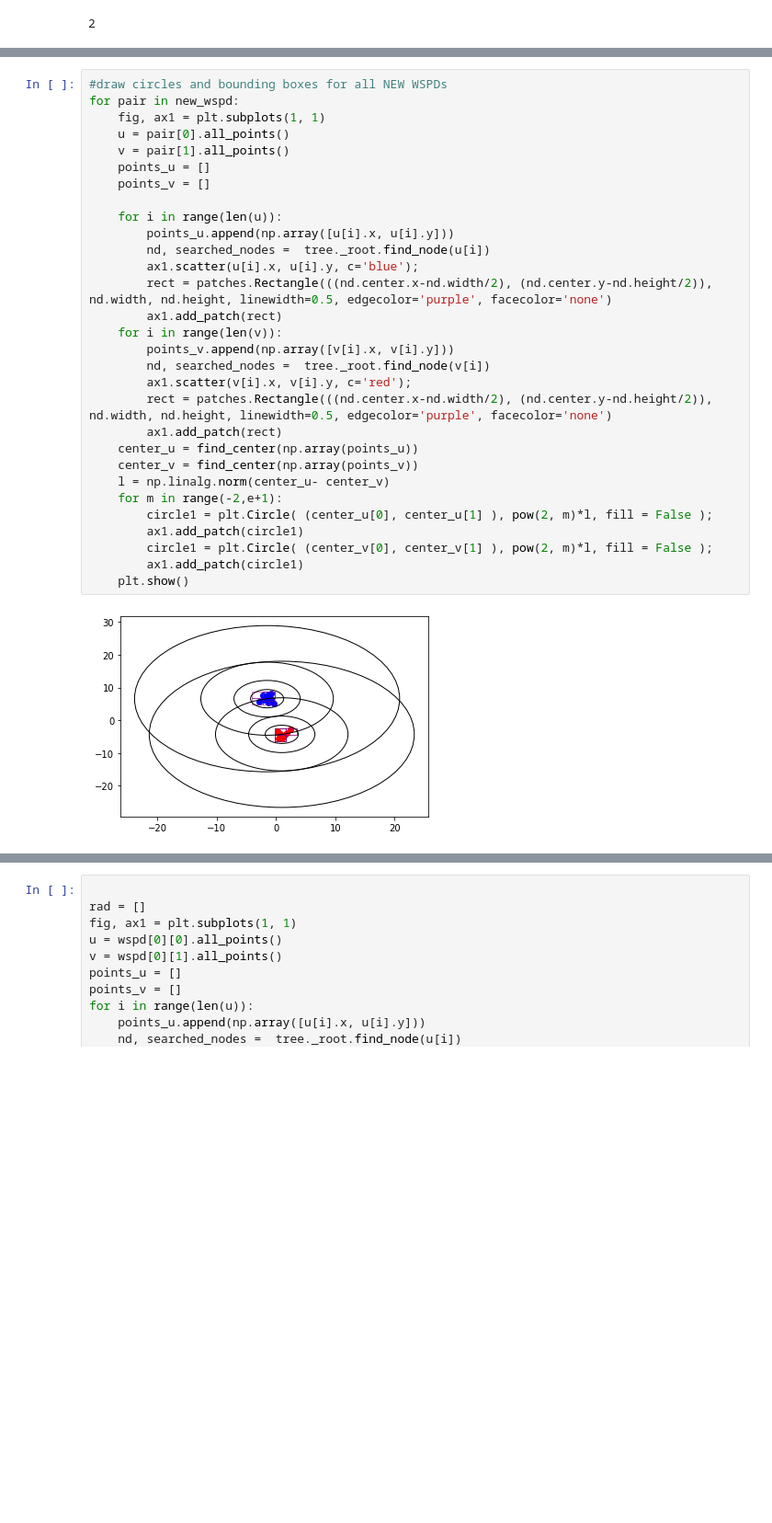
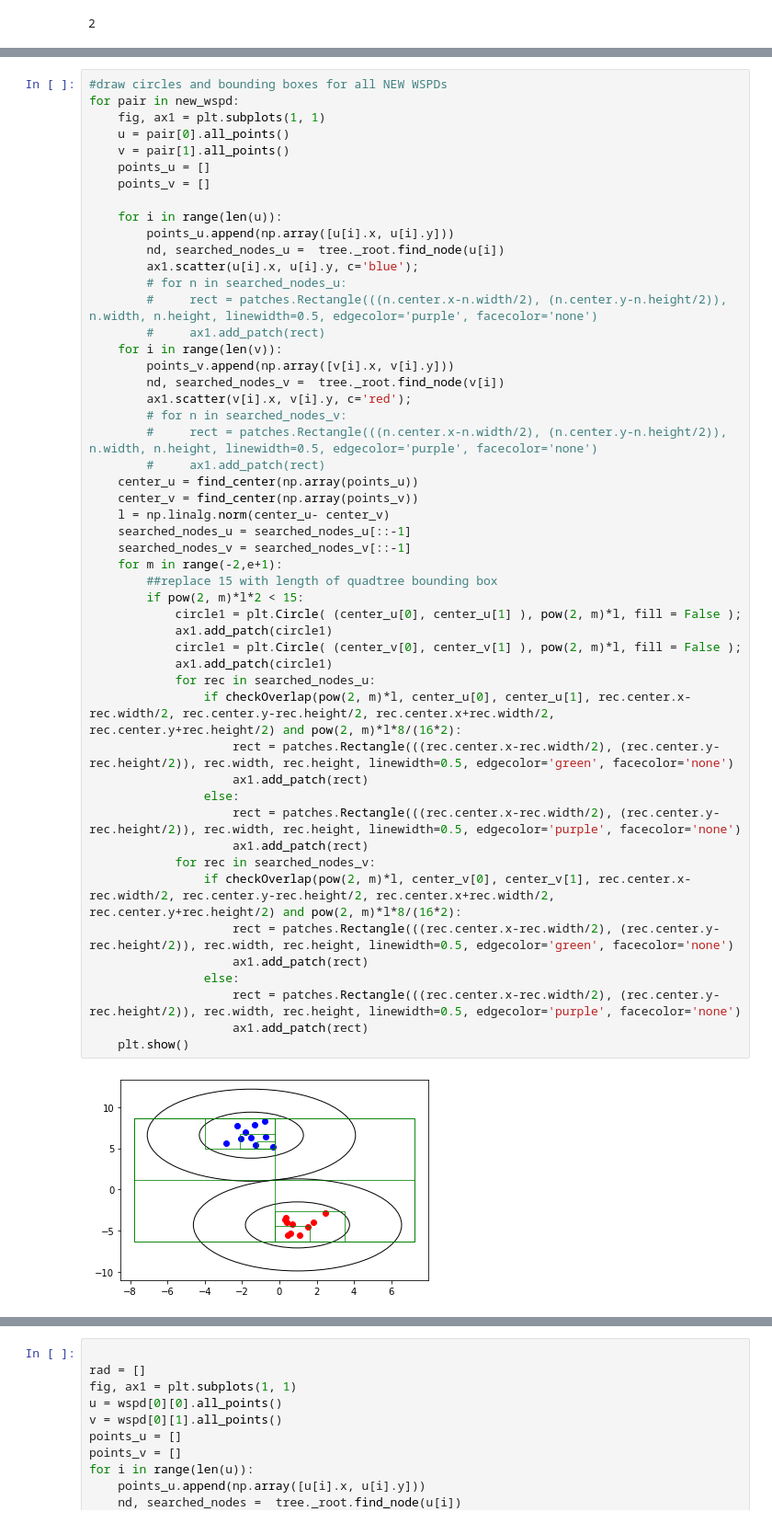
Before and after one commit to kayla-lixinyi/Summer-Project-Advanced-and-Interpretable-Unsupervised-Learning, a Jupyter notebook: WSPD.ipynb, the cells around one changed output, grey strips where cells are left out. Shown at 92% size. Drawn from its saved outputs; the diff is of its cells as text; blank space fills up the shorter version.

```diff
--- a/WSPD.ipynb
+++ b/WSPD.ipynb
@@ -208,32 +216,52 @@ len(new_wspd)
 # %%
 #draw circles and bounding boxes for all NEW WSPDs
 for pair in new_wspd:
     fig, ax1 = plt.subplots(1, 1)
     u = pair[0].all_points()
     v = pair[1].all_points()
     points_u = []
     points_v = []
 
     for i in range(len(u)):
         points_u.append(np.array([u[i].x, u[i].y]))
-        nd, searched_nodes =  tree._root.find_node(u[i])
+        nd, searched_nodes_u =  tree._root.find_node(u[i])
         ax1.scatter(u[i].x, u[i].y, c='blue');
-        rect = patches.Rectangle(((nd.center.x-nd.width/2), (nd.center.y-nd.height/2)), nd.width, nd.height, linewidth=0.5, edgecolor='purple', facecolor='none')
-        ax1.add_patch(rect)
+        # for n in searched_nodes_u:
+        #     rect = patches.Rectangle(((n.center.x-n.width/2), (n.center.y-n.height/2)), n.width, n.height, linewidth=0.5, edgecolor='purple', facecolor='none')
+        #     ax1.add_patch(rect)
     for i in range(len(v)):
         points_v.append(np.array([v[i].x, v[i].y]))
-        nd, searched_nodes =  tree._root.find_node(v[i])
+        nd, searched_nodes_v =  tree._root.find_node(v[i])
         ax1.scatter(v[i].x, v[i].y, c='red');
-        rect = patches.Rectangle(((nd.center.x-nd.width/2), (nd.center.y-nd.height/2)), nd.width, nd.height, linewidth=0.5, edgecolor='purple', facecolor='none')
-        ax1.add_patch(rect)
+        # for n in searched_nodes_v:
+        #     rect = patches.Rectangle(((n.center.x-n.width/2), (n.center.y-n.height/2)), n.width, n.height, linewidth=0.5, edgecolor='purple', facecolor='none')
+        #     ax1.add_patch(rect)
     center_u = find_center(np.array(points_u))
     center_v = find_center(np.array(points_v))
     l = np.linalg.norm(center_u- center_v)
+    searched_nodes_u = searched_nodes_u[::-1]
+    searched_nodes_v = searched_nodes_v[::-1]
     for m in range(-2,e+1):
-        circle1 = plt.Circle( (center_u[0], center_u[1] ), pow(2, m)*l, fill = False );
-        ax1.add_patch(circle1)
-        circle1 = plt.Circle( (center_v[0], center_v[1] ), pow(2, m)*l, fill = False );
-        ax1.add_patch(circle1)
+        ##replace 15 with length of quadtree bounding box
+        if pow(2, m)*l*2 < 15:
+            circle1 = plt.Circle( (center_u[0], center_u[1] ), pow(2, m)*l, fill = False );
+            ax1.add_patch(circle1)
+            circle1 = plt.Circle( (center_v[0], center_v[1] ), pow(2, m)*l, fill = False );
+            ax1.add_patch(circle1)
+            for rec in searched_nodes_u:
+                if checkOverlap(pow(2, m)*l, center_u[0], center_u[1], rec.center.x-rec.width/2, rec.center.y-rec.height/2, rec.center.x+rec.width/2, rec.center.y+rec.height/2) and pow(2, m)*l*8/(16*2):
+                    rect = patches.Rectangle(((rec.center.x-rec.width/2), (rec.center.y-rec.height/2)), rec.width, rec.height, linewidth=0.5, edgecolor='green', facecolor='none')
+                    ax1.add_patch(rect)
+                else:
+                    rect = patches.Rectangle(((rec.center.x-rec.width/2), (rec.center.y-rec.height/2)), rec.width, rec.height, linewidth=0.5, edgecolor='purple', facecolor='none')
+                    ax1.add_patch(rect)
+            for rec in searched_nodes_v:
+                if checkOverlap(pow(2, m)*l, center_v[0], center_v[1], rec.center.x-rec.width/2, rec.center.y-rec.height/2, rec.center.x+rec.width/2, rec.center.y+rec.height/2) and pow(2, m)*l*8/(16*2):
+                    rect = patches.Rectangle(((rec.center.x-rec.width/2), (rec.center.y-rec.height/2)), rec.width, rec.height, linewidth=0.5, edgecolor='green', facecolor='none')
+                    ax1.add_patch(rect)
+                else:
+                    rect = patches.Rectangle(((rec.center.x-rec.width/2), (rec.center.y-rec.height/2)), rec.width, rec.height, linewidth=0.5, edgecolor='purple', facecolor='none')
+                    ax1.add_patch(rect)
     plt.show()
 # %% [output]
-[figure, old version]
+[figure, new version]
```
Also changed, not shown: parts of 4 cells of this notebook.
